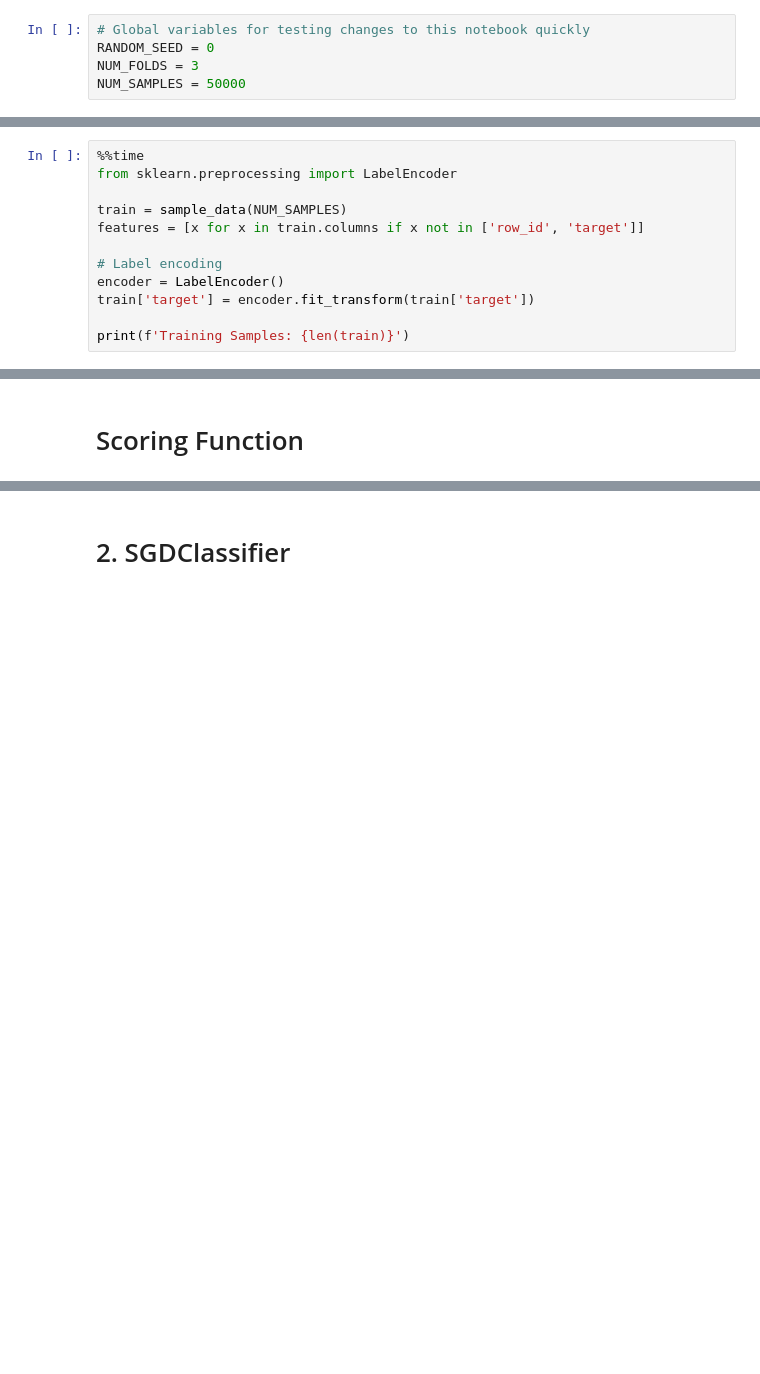
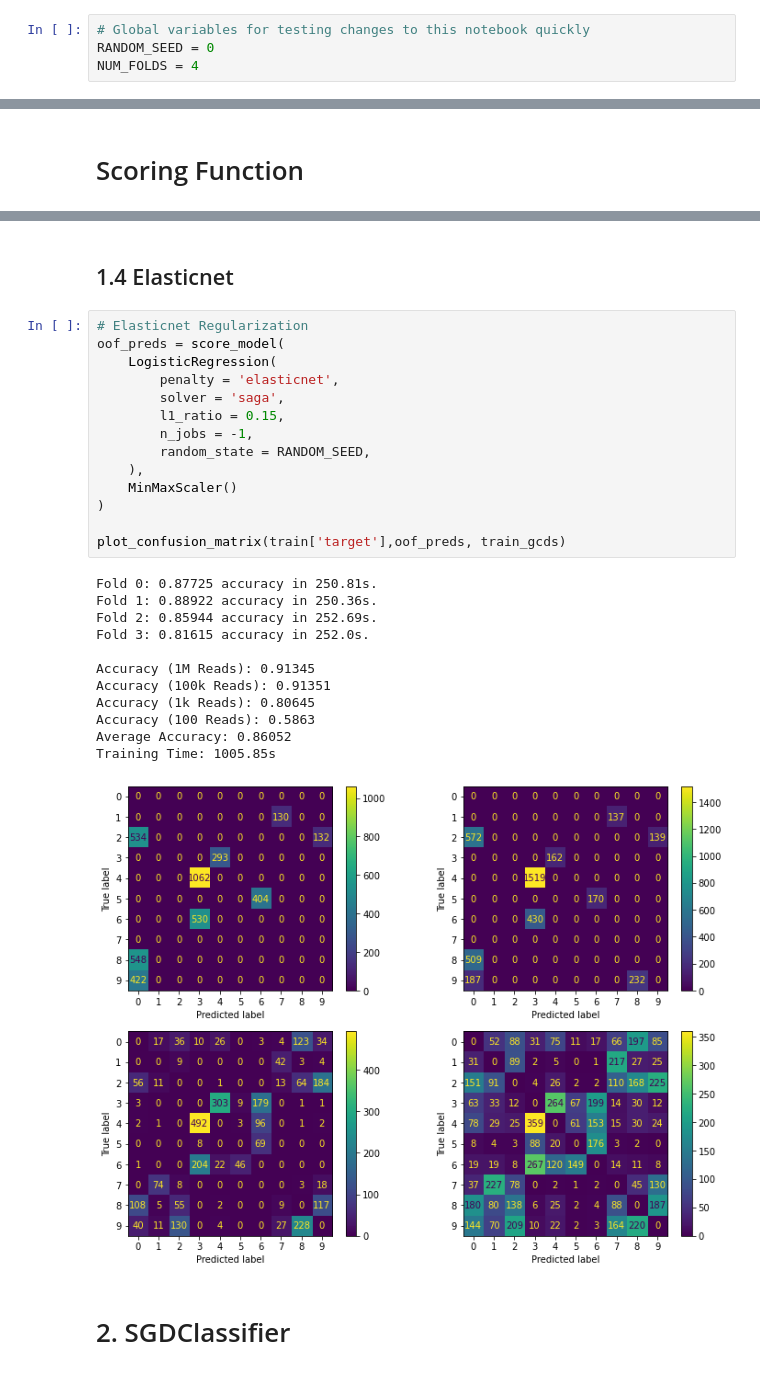
Before and after one commit to rsizem2/tabular-playground-series, a Jupyter notebook: tps-2022-02/notebooks/Baselines - Linear Classifiers.ipynb, the cells around one changed output, grey strips where cells are left out. Drawn from its saved outputs; the diff is of its cells as text; blank space fills up the shorter version.

```diff
--- a/tps-2022-02/notebooks/Baselines - Linear Classifiers.ipynb
+++ b/tps-2022-02/notebooks/Baselines - Linear Classifiers.ipynb
@@ -5,8 +5,7 @@ We test out several linear classifiers (mostly from `sklearn.linear_model`) with
 # %%
 # Global variables for testing changes to this notebook quickly
 RANDOM_SEED = 0
-NUM_FOLDS = 3
-NUM_SAMPLES = 50000
+NUM_FOLDS = 4
 # %%
 import numpy as np
 import pandas as pd
@@ -44,12 +41,0 @@ def sample_data(samples):
-# %%
-%%time
-from sklearn.preprocessing import LabelEncoder
-
-train = sample_data(NUM_SAMPLES)
-features = [x for x in train.columns if x not in ['row_id', 'target']]
-
-# Label encoding
-encoder = LabelEncoder()
-train['target'] = encoder.fit_transform(train['target'])
-
-print(f'Training Samples: {len(train)}')
@@ -322,3 +272,32 @@ Training Time: 59.16s
+# %% [markdown]
+## 1.4 Elasticnet
+# %%
+# Elasticnet Regularization
+oof_preds = score_model(
+    LogisticRegression(
+        penalty = 'elasticnet',
+        solver = 'saga',
+        l1_ratio = 0.15,
+        n_jobs = -1,
+        random_state = RANDOM_SEED,
+    ),
+    MinMaxScaler()
+)
+
+plot_confusion_matrix(train['target'],oof_preds, train_gcds)
+# %% [output]
+Fold 0: 0.87725 accuracy in 250.81s.
+Fold 1: 0.88922 accuracy in 250.36s.
+Fold 2: 0.85944 accuracy in 252.69s.
+Fold 3: 0.81615 accuracy in 252.0s.
+
+Accuracy (1M Reads): 0.91345
+Accuracy (100k Reads): 0.91351
+Accuracy (1k Reads): 0.80645
+Accuracy (100 Reads): 0.5863
+Average Accuracy: 0.86052
+Training Time: 1005.85s
+[figure, added]
 # %% [markdown]
 # 2. SGDClassifier
 # %%
```
Also changed, not shown: parts of 55 cells of this notebook, 4 other files.
